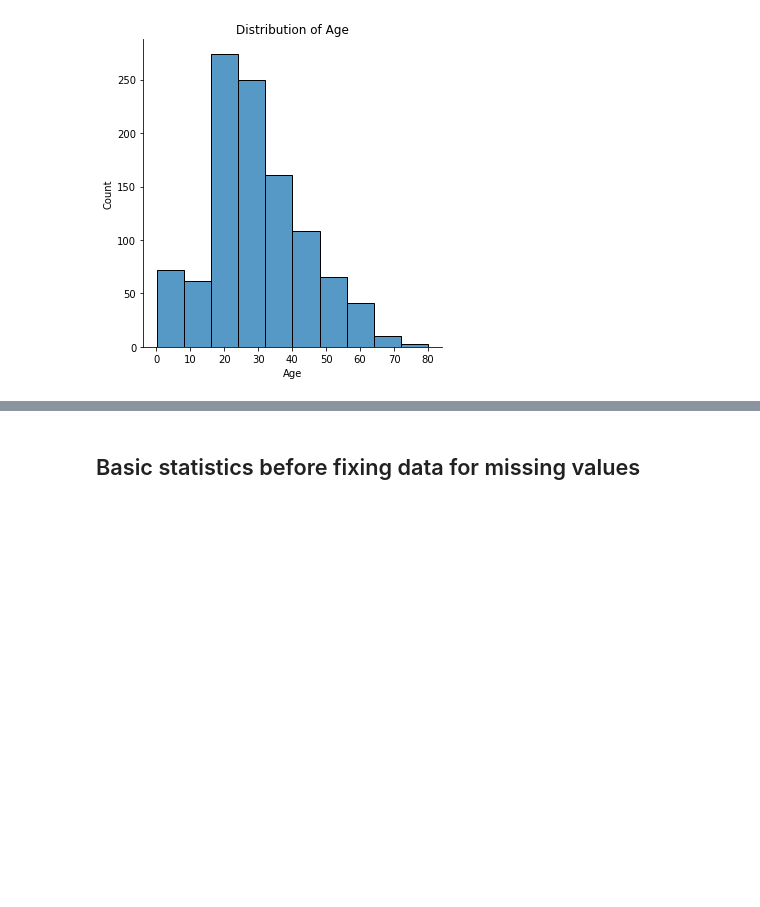
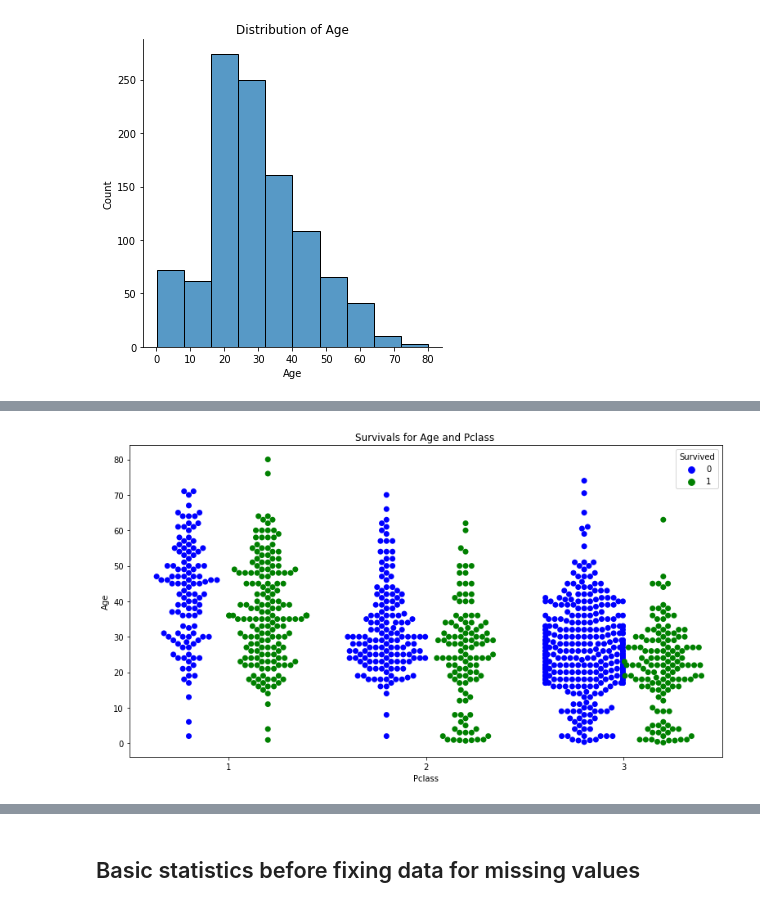
Before and after one commit to chanyadeshani/Group8, a Jupyter notebook: submit_assignment.ipynb, the cells around one changed output, grey strips where cells are left out. Saved outputs shown, nothing was run; the diff lists cells and outputs as text; code cells hidden in the pictures; blank space fills up the shorter version.

```diff
--- a/submit_assignment.ipynb
+++ b/submit_assignment.ipynb
@@ -235,0 +222,9 @@ sns.barplot(x='Pclass', y='Survived', data=train_df) plt.ylabel("Survival Rate")
+# %%
+swarm_color = ["blue", "green"]
+fig, ax = plt.subplots(figsize=(13, 7))
+sns.swarmplot(x='Pclass', y='Age', hue='Survived', split=True,
+              data=train_df, palette=swarm_color, size=7, ax=ax)
+plt.title('Survivals for Age and Pclass ')
+plt.show()
+# %% [output]
+[figure, added]
```
Also changed, not shown: parts of 50 cells of this notebook.
